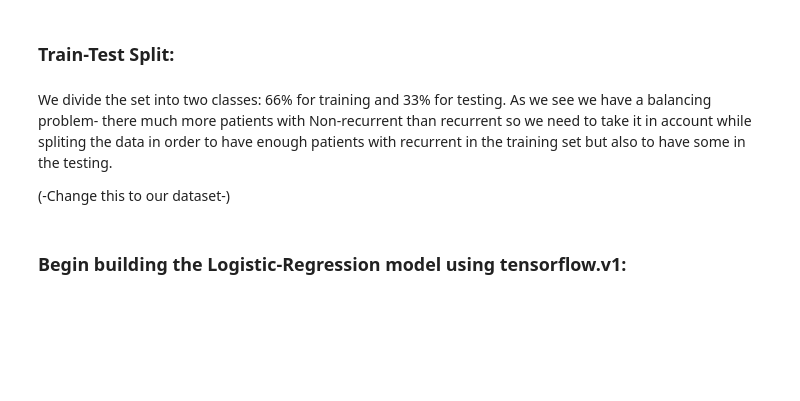
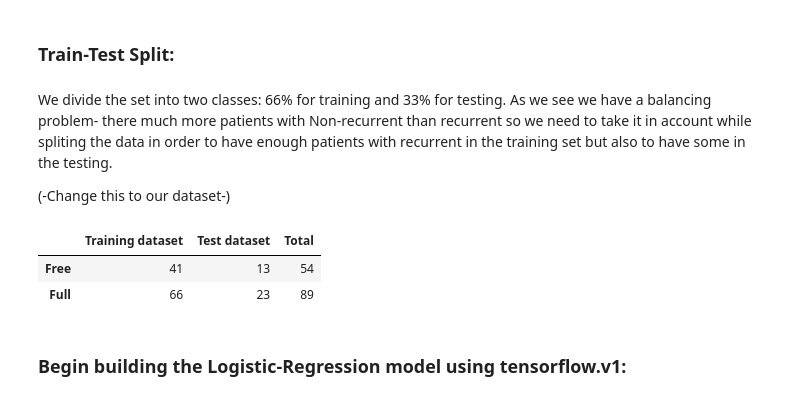
Before and after one commit to ido1Shapira/Find-a-Car-Park, a Jupyter notebook: Find a Car Park.ipynb, the cells around one changed output. Drawn from its saved outputs; the diff is of its cells as text; code cells hidden in the pictures; blank space fills up the shorter version.

```diff
--- a/Find a Car Park.ipynb
+++ b/Find a Car Park.ipynb
@@ -138,12 +164,16 @@ As we see we have a balancing problem- there much more patients with Non-recurre
 # %%
 # separate data
 X_train,X_test,y_train,y_test=train_test_split(X,Y,test_size=0.25,random_state=42)
 
-# freqs = pd.DataFrame({"Training dataset": [(y_train == 1).sum(),(y_train == -1).sum()],
-#                       "Test dataset": [(y_test == 1).sum(),(y_test == -1).sum()],
-#                       "Total": [(y_train == 1).sum()+(y_test == 1).sum(),(y_train == -1).sum()+(y_test == -1).sum()]},
-#                      index=["Recurrent", "Nonrecurrent"])
-# freqs[["Training dataset", "Test dataset", "Total"]]
+freqs = pd.DataFrame({"Training dataset": [(y_train == 1).sum(),(y_train == 0).sum()],
+                      "Test dataset": [(y_test == 1).sum(),(y_test == 0).sum()],
+                      "Total": [(y_train == 1).sum()+(y_test == 1).sum(),(y_train == 0).sum()+(y_test == 0).sum()]},
+                     index=["Free", "Full"])
+freqs[["Training dataset", "Test dataset", "Total"]]
+# %% [output]
+|  | Training dataset | Test dataset | Total |
+| Free | 41 | 13 | 54 |
+| Full | 66 | 23 | 89 |
 # %% [markdown]
 ### Begin building the Logistic-Regression model using tensorflow.v1:
 # %% [markdown]
```
Also changed, not shown: parts of 20 cells of this notebook.
